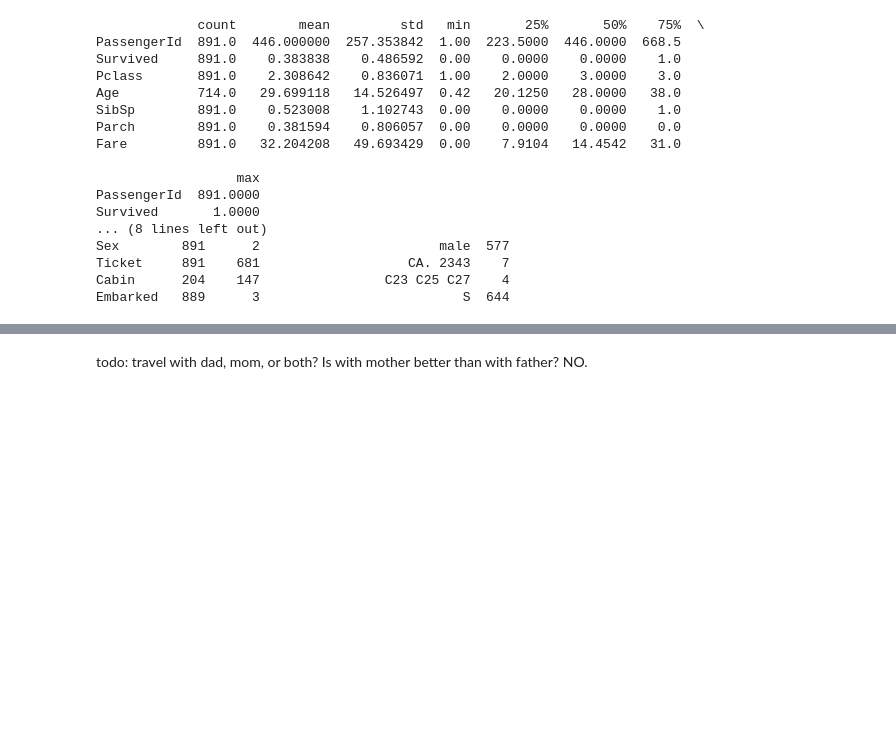
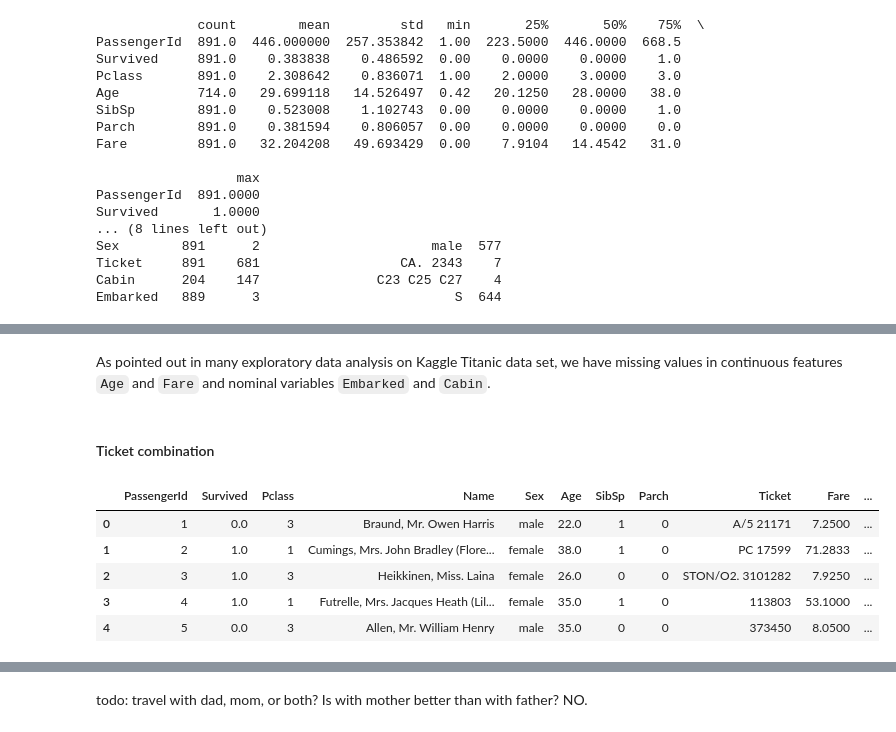
Before and after one commit to libinruan/Pandas_Titanic_Survival_Data_EDA, a Jupyter notebook: titanic_eda.ipynb, the cells around one changed output, grey strips where cells are left out. Drawn from its saved outputs; the diff is of its cells as text; code cells hidden in the pictures; blank space fills up the shorter version.

```diff
--- a/titanic_eda.ipynb
+++ b/titanic_eda.ipynb
@@ -258,0 +132,34 @@ df_all.loc[logic, 'Role'] = 'olderChild'
+# %% [markdown]
+As pointed out in many exploratory data analysis on Kaggle Titanic data set, we have missing values in continuous features `Age` and `Fare` and nominal variables `Embarked` and `Cabin`.
+# %% [markdown]
+#### Ticket combination
+# %%
+# todo:  Ticket combination is the feature without any missing values.
+# We should try to extract any information from it
+# although it appears useless at the first glance.
+def getTicketPrefixAndNumber(df, col):
+    # naming the columns to be created
+    col_num = col + '_num'
+    col_alp = col + '_alp'
+
+    # get the last group of contiguous digits
+    # vectorize string function with str method
+    # get any contignuous nuemrical digits from the end
+    # return anything that matches the pattern specified inside the parenthesis
+    df[col_num] = df[col].str.extract(r'(\d+)$')
+    df[col_num].fillna(-1, inplace=True)
+
+    # get the complete string before a space that is followed by a trailing number group
+    df[col_alp] = df[col].str.extract(r'(.*)\ \d+$')
+    # sidenote: .replace({'\.': '', '/': ''}, regex=True)
+    df[col_alp].fillna('M', inplace=True)
+    return df
+
+getTicketPrefixAndNumber(df_all, 'Ticket').head()
+# %% [output]
+|  | PassengerId | Survived | Pclass | Name | Sex | Age | SibSp | Parch | Ticket | Fare | ... |
+| 0 | 1 | 0.0 | 3 | Braund, Mr. Owen Harris | male | 22.0 | 1 | 0 | A/5 21171 | 7.2500 | ... |
+| 1 | 2 | 1.0 | 1 | Cumings, Mrs. John Bradley (Flore... | female | 38.0 | 1 | 0 | PC 17599 | 71.2833 | ... |
+| 2 | 3 | 1.0 | 3 | Heikkinen, Miss. Laina | female | 26.0 | 0 | 0 | STON/O2. 3101282 | 7.9250 | ... |
+| 3 | 4 | 1.0 | 1 | Futrelle, Mrs. Jacques Heath (Lil... | female | 35.0 | 1 | 0 | 113803 | 53.1000 | ... |
+| 4 | 5 | 0.0 | 3 | Allen, Mr. William Henry | male | 35.0 | 0 | 0 | 373450 | 8.0500 | ... |
```
Also changed, not shown: parts of 69 cells of this notebook, 1 other file.
